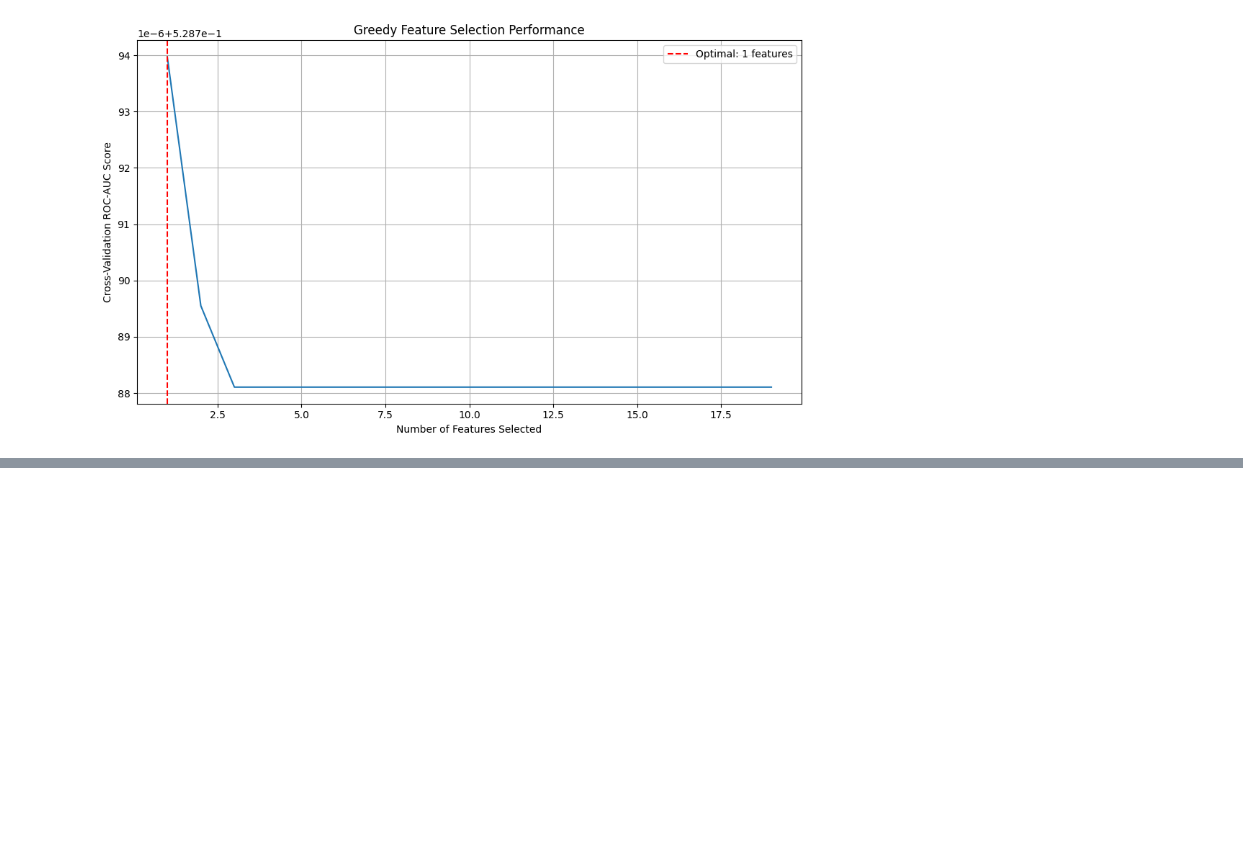
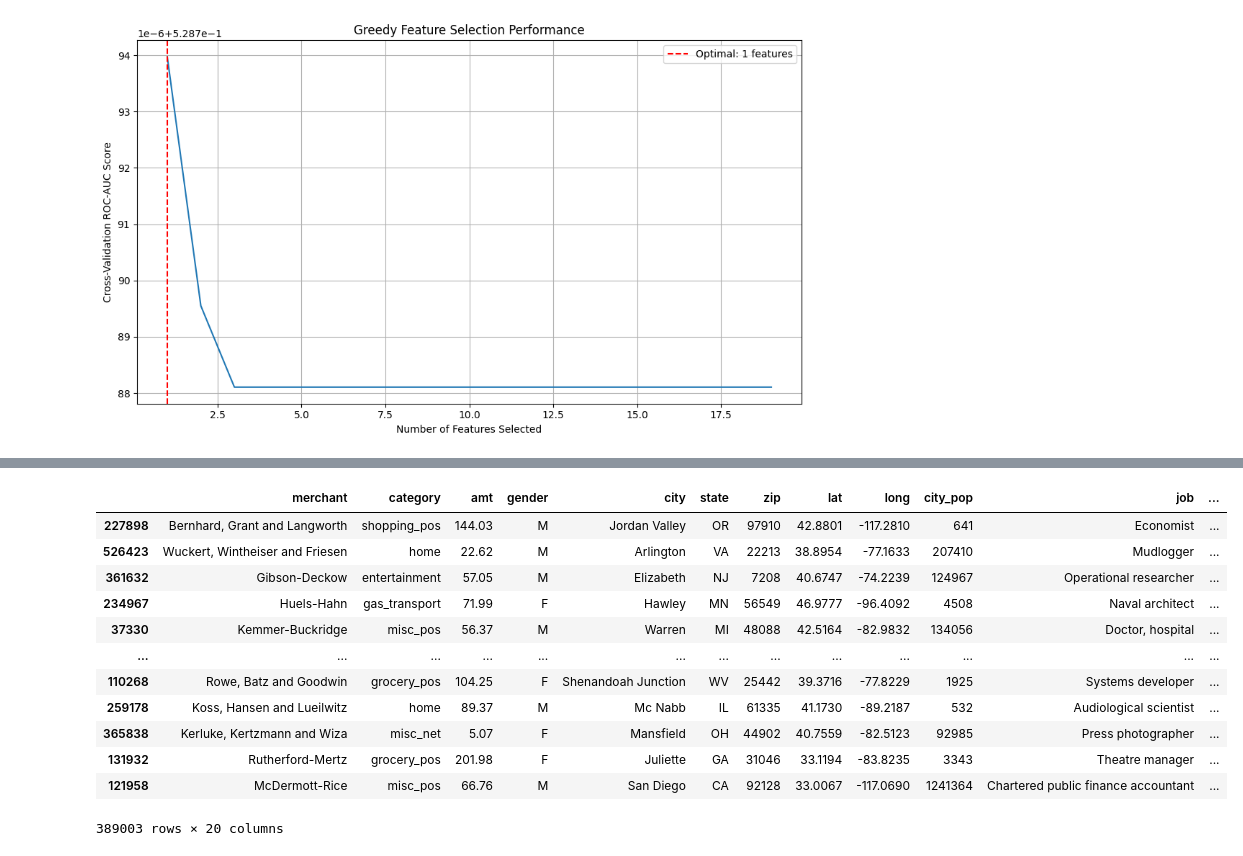
Before and after one commit to bimbo-22/doing_data_science, a Jupyter notebook: research/log_regression.ipynb, the cells around one changed output, grey strips where cells are left out. Drawn from its saved outputs; the diff is of its cells as text; code cells hidden in the pictures; blank space fills up the shorter version.

```diff
--- a/research/log_regression.ipynb
+++ b/research/log_regression.ipynb
@@ -170,0 +209,22 @@ plt.show()
+# %%
+# Rename variables
+if "Unnamed: 0" in df.columns:
+    df = df.rename(columns={"Unnamed: 0": "id"})
+
+# Remove fraud_ prefix
+df["merchant"] = df["merchant"].str.replace("fraud_", "", regex=False)
+
+# Split date & time
+df['trans_date_trans_time'] = pd.to_datetime(
+    df['trans_date_trans_time'],
+    format='%d/%m/%Y %H:%M',
+    errors='coerce'
+)
+df['year'] = df['trans_date_trans_time'].dt.year
+df['month'] = df['trans_date_trans_time'].dt.month
+df['day'] = df['trans_date_trans_time'].dt.day
+df['hour'] = df['trans_date_trans_time'].dt.hour
+df['dayofweek'] = df['trans_date_trans_time'].dt.dayofweek  # 0=Monday
+df['is_weekend'] = df['dayofweek'].isin([5, 6]).astype(int)
+
+df = df.drop(columns=["trans_date_trans_time"])
@@ -170,0 +261,6 @@ plt.show()
+# %%
+df = df.drop(columns = ['cc_num',
+                    'dob', # drop date of birth of customer (we have age)
+                    # drop 'duplicated' cols
+                     'first', 'last', 'street', # drop names of customers
+                     'trans_num', 'id'],axis =1)
@@ -170,0 +285,7 @@ plt.show()
+# %%
+# prepare
+X = df.drop(columns=['is_fraud'], axis= 1) # drop ids of transaction
+y = df['is_fraud']
+# %%
+from sklearn.model_selection import train_test_split
+X_train, X_test, y_train, y_test = train_test_split(X,y,test_size=0.3,random_state=42)
@@ -170,0 +350,16 @@ plt.show()
+# %%
+X_train
+# %% [output]
+|  | merchant | category | amt | gender | city | state | zip | lat | long | city_pop | job | ... |
+| 227898 | Bernhard, Grant and Langworth | shopping_pos | 144.03 | M | Jordan Valley | OR | 97910 | 42.8801 | -117.2810 | 641 | Economist | ... |
+| 526423 | Wuckert, Wintheiser and Friesen | home | 22.62 | M | Arlington | VA | 22213 | 38.8954 | -77.1633 | 207410 | Mudlogger | ... |
+| 361632 | Gibson-Deckow | entertainment | 57.05 | M | Elizabeth | NJ | 7208 | 40.6747 | -74.2239 | 124967 | Operational researcher | ... |
+| 234967 | Huels-Hahn | gas_transport | 71.99 | F | Hawley | MN | 56549 | 46.9777 | -96.4092 | 4508 | Naval architect | ... |
+| 37330 | Kemmer-Buckridge | misc_pos | 56.37 | M | Warren | MI | 48088 | 42.5164 | -82.9832 | 134056 | Doctor, hospital | ... |
+| ... | ... | ... | ... | ... | ... | ... | ... | ... | ... | ... | ... | ... |
+| 110268 | Rowe, Batz and Goodwin | grocery_pos | 104.25 | F | Shenandoah Junction | WV | 25442 | 39.3716 | -77.8229 | 1925 | Systems developer | ... |
+| 259178 | Koss, Hansen and Lueilwitz | home | 89.37 | M | Mc Nabb | IL | 61335 | 41.1730 | -89.2187 | 532 | Audiological scientist | ... |
+| 365838 | Kerluke, Kertzmann and Wiza | misc_net | 5.07 | F | Mansfield | OH | 44902 | 40.7559 | -82.5123 | 92985 | Press photographer | ... |
+| 131932 | Rutherford-Mertz | grocery_pos | 201.98 | F | Juliette | GA | 31046 | 33.1194 | -83.8235 | 3343 | Theatre manager | ... |
+| 121958 | McDermott-Rice | misc_pos | 66.76 | M | San Diego | CA | 92128 | 33.0067 | -117.0690 | 1241364 | Chartered public finance accountant | ... |
+389003 rows × 20 columns
```
Also changed, not shown: parts of 28 cells of this notebook, 2 other files.
